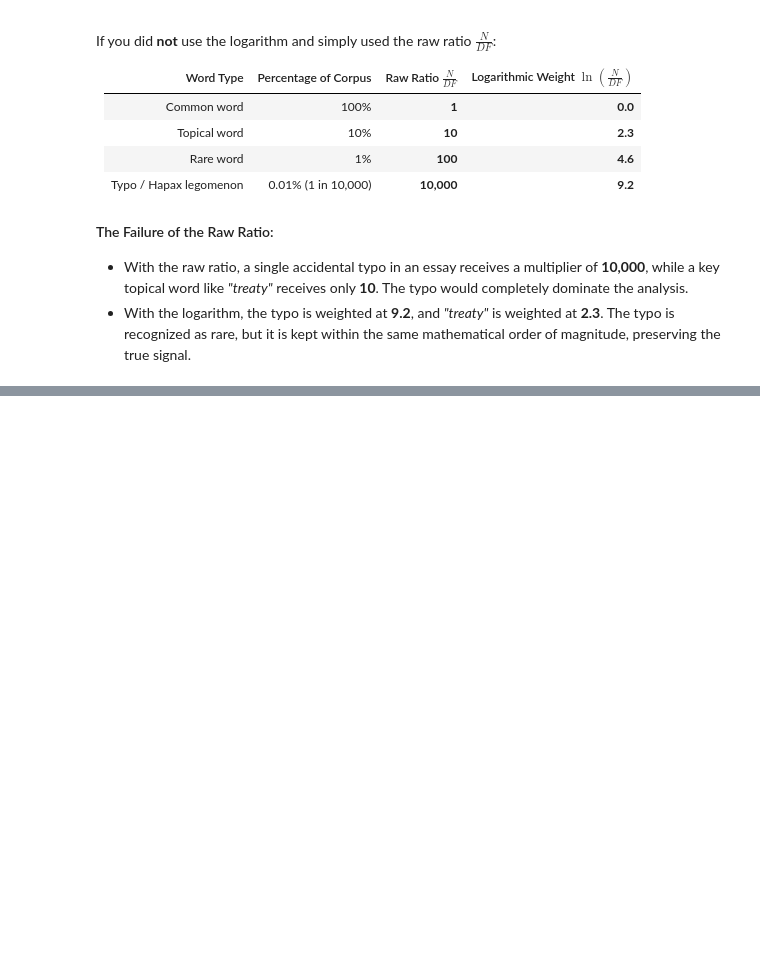
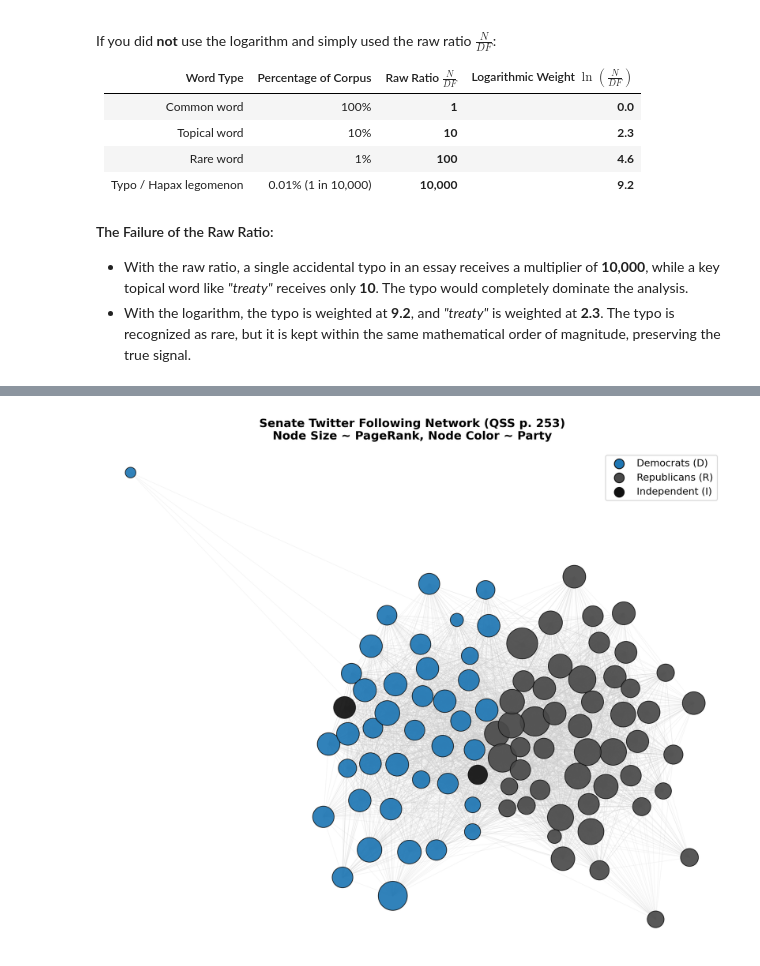
Before and after one commit to erwinpsci/qss-erwin, a Jupyter notebook: 5.DISCOVERY/discovery-python.ipynb, the cells around one changed output, grey strips where cells are left out. Cells and saved outputs as stored; diff of their text form; code cells hidden in the pictures; blank space fills up the shorter version.

```diff
--- a/5.DISCOVERY/discovery-python.ipynb
+++ b/5.DISCOVERY/discovery-python.ipynb
@@ -794,0 +1379,68 @@ If you did **not** use the logarithm and simply used the raw ratio $\frac{N}{DF}
+# %%
+# ------------------------------------------------------------------------------
+# 5.2.4.2 全网拓扑力导向可视化 (Figure on p. 253: Partisan Polarization Network)
+# ------------------------------------------------------------------------------
+# R equivalent:
+#   col <- case_when(party == "R" ~ "red", party == "D" ~ "blue", TRUE ~ "black")
+#   plot(net, vertex.size = V(net)$page_rank * 1000, vertex.color = col,
+#        edge.arrow.size = 0.1, edge.width = 0.5)
+
+import igraph as ig
+import numpy as np
+import pandas as pd
+import matplotlib.pyplot as plt
+
+# 1. 采用 Fruchterman-Reingold 弹簧力导向布局 (还原 R igraph 默认排版)
+g_senate = ig.Graph.TupleList(follow[["following", "followed"]].itertuples(index=False), directed=True)
+for s in senator["screen_name"]:
+    if s not in g_senate.vs["name"]:
+        g_senate.add_vertex(name=s)
+
+party_map = dict(zip(senator["screen_name"], senator["party"]))
+g_senate.vs["party"] = [party_map[name] for name in g_senate.vs["name"]]
+pr_scores = g_senate.pagerank(damping=0.85)
+
+# 2. 计算节点物理坐标并校准方位 (确保民主党在上、共和党在下，与原书一致)
+np.random.seed(123)
+layout = g_senate.layout_fruchterman_reingold(niter=500)
+coords = np.array(layout.coords)
+
+d_mask = np.array(g_senate.vs["party"]) == "D"
+r_mask = np.array(g_senate.vs["party"]) == "R"
+if coords[d_mask, 1].mean() < coords[r_mask, 1].mean():
+    coords[:, 1] = -coords[:, 1]
+
+coords = (coords - coords.min(axis=0)) / (coords.max(axis=0) - coords.min(axis=0))
+
+# 3. 映射原书党派着色与 PageRank 面积
+colors = [
+    "#1F77B4" if p == "D" else "#4A4A4A" if p == "R" else "#111111"
+    for p in g_senate.vs["party"]
+]
+sizes = np.array(pr_scores) * 55000
+
+# 4. 高精度力导向网络渲染
+fig, ax = plt.subplots(figsize=(10, 8.5), facecolor="white")
+
+# 绘制 3859 条单向关注背景线
+for e in g_senate.es:
+    src, tgt = e.source, e.target
+    ax.plot([coords[src, 0], coords[tgt, 0]], [coords[src, 1], coords[tgt, 1]],
+            color="#CCCCCC", alpha=0.25, linewidth=0.5, zorder=1)
+
+# 绘制参议员节点 (面积 = PageRank 权威值)
+ax.scatter(coords[:, 0], coords[:, 1], s=sizes, c=colors,
+           alpha=0.92, edgecolors="#111111", linewidths=0.8, zorder=2)
+
+ax.scatter([], [], s=120, c="#1F77B4", edgecolors="#111111", label="Democrats (D)")
+ax.scatter([], [], s=120, c="#4A4A4A", edgecolors="#111111", label="Republicans (R)")
+ax.scatter([], [], s=120, c="#111111", edgecolors="#111111", label="Independent (I)")
+ax.legend(frameon=True, fontsize=11, loc="upper right")
+
+ax.set_title("Senate Twitter Following Network (QSS p. 253)\nNode Size ~ PageRank, Node Color ~ Party",
+             fontsize=13, fontweight="bold", pad=12)
+ax.axis("off")
+plt.tight_layout()
+plt.show()
+# %% [output]
+[figure, added]
```
Also changed, not shown: parts of 29 cells of this notebook, 5 other files.
